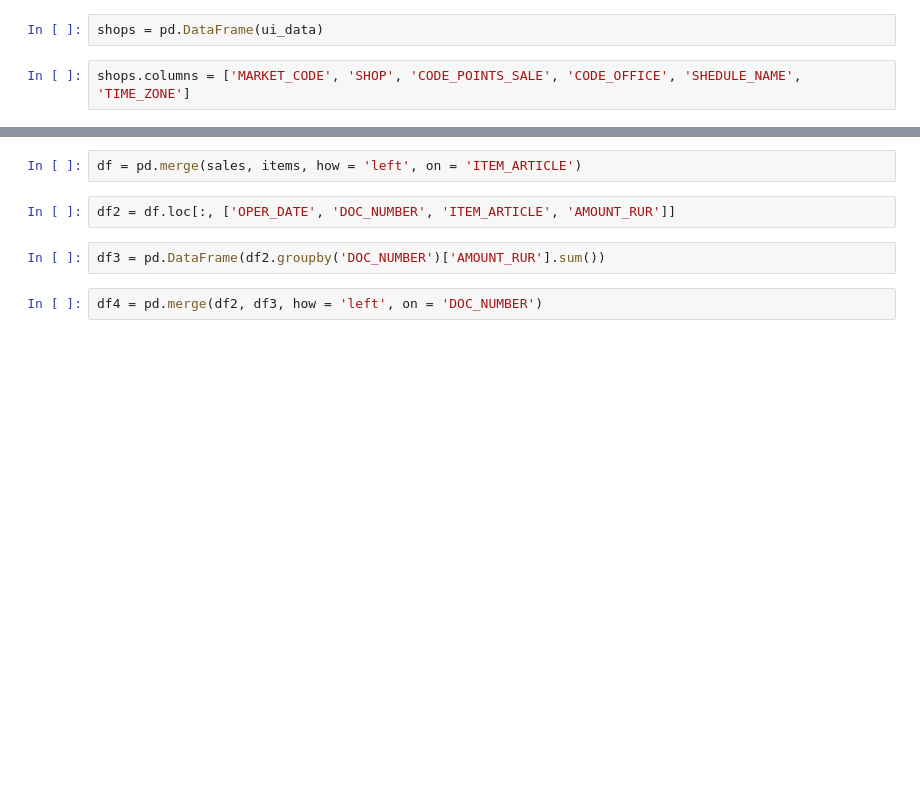
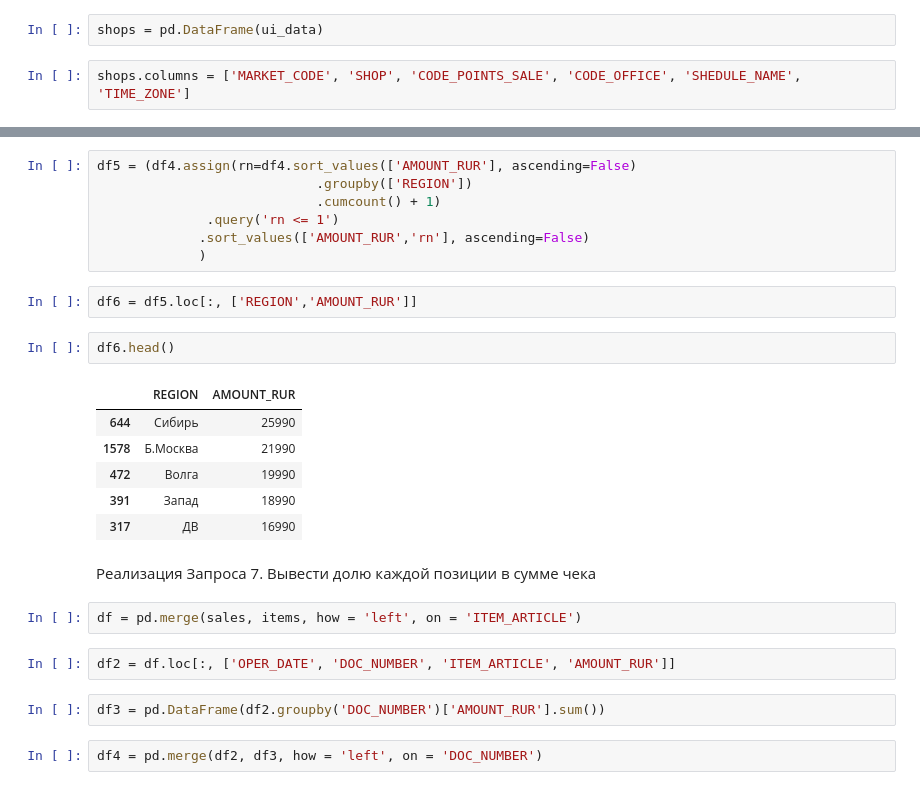
Before and after one commit to ppronchenko/study, a Jupyter notebook: Проект.ipynb, the cells around one changed output, grey strips where cells are left out. Drawn from its saved outputs; the diff is of its cells as text; blank space fills up the shorter version.

```diff
--- a/Проект.ipynb
+++ b/Проект.ipynb
@@ -125,3 +170,23 @@ shops.head()
+# %%
+df5 = (df4.assign(rn=df4.sort_values(['AMOUNT_RUR'], ascending=False)
+                            .groupby(['REGION'])
+                            .cumcount() + 1)
+              .query('rn <= 1')
+             .sort_values(['AMOUNT_RUR','rn'], ascending=False)
+             )
+# %%
+df6 = df5.loc[:, ['REGION','AMOUNT_RUR']]
+# %%
+df6.head()
+# %% [output]
+|  | REGION | AMOUNT_RUR |
+| 644 | Сибирь | 25990 |
+| 1578 | Б.Москва | 21990 |
+| 472 | Волга | 19990 |
+| 391 | Запад | 18990 |
+| 317 | ДВ | 16990 |
+# %% [markdown]
+Реализация Запроса 7. Вывести долю каждой позиции в сумме чека
 # %%
 df = pd.merge(sales, items, how = 'left', on = 'ITEM_ARTICLE')
 # %%
```
Also changed, not shown: parts of 61 cells of this notebook, 1 other file.
